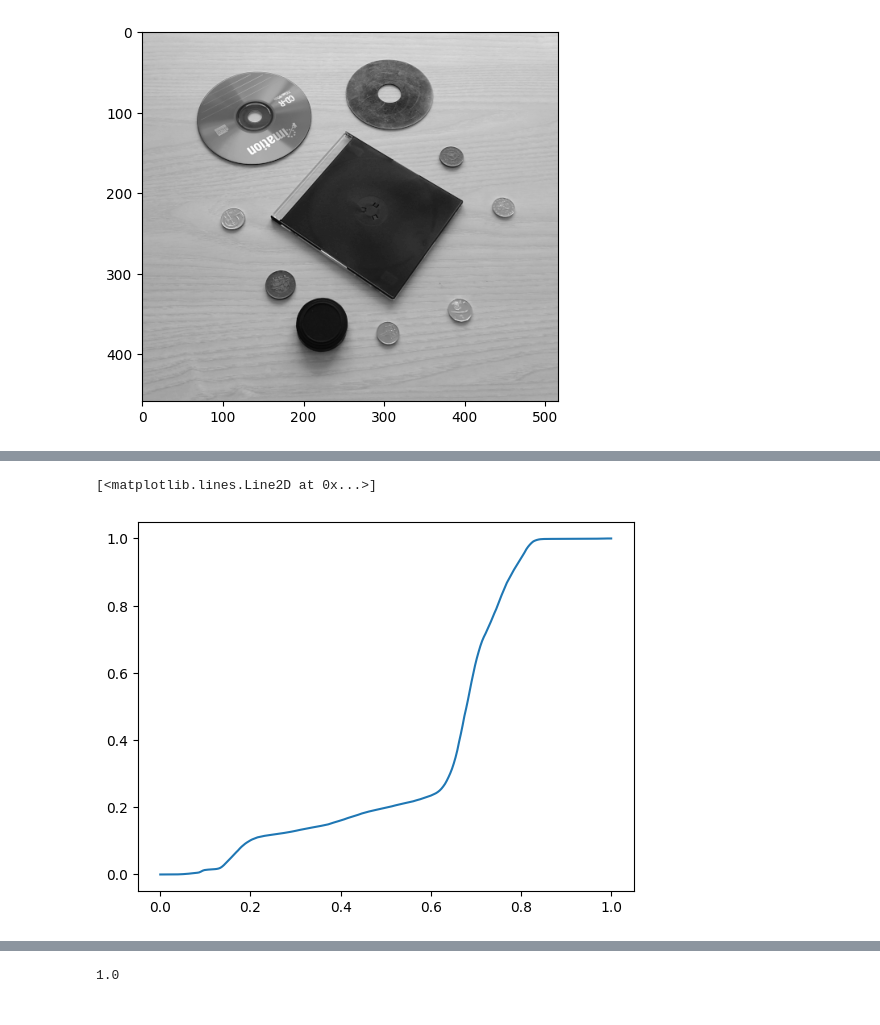
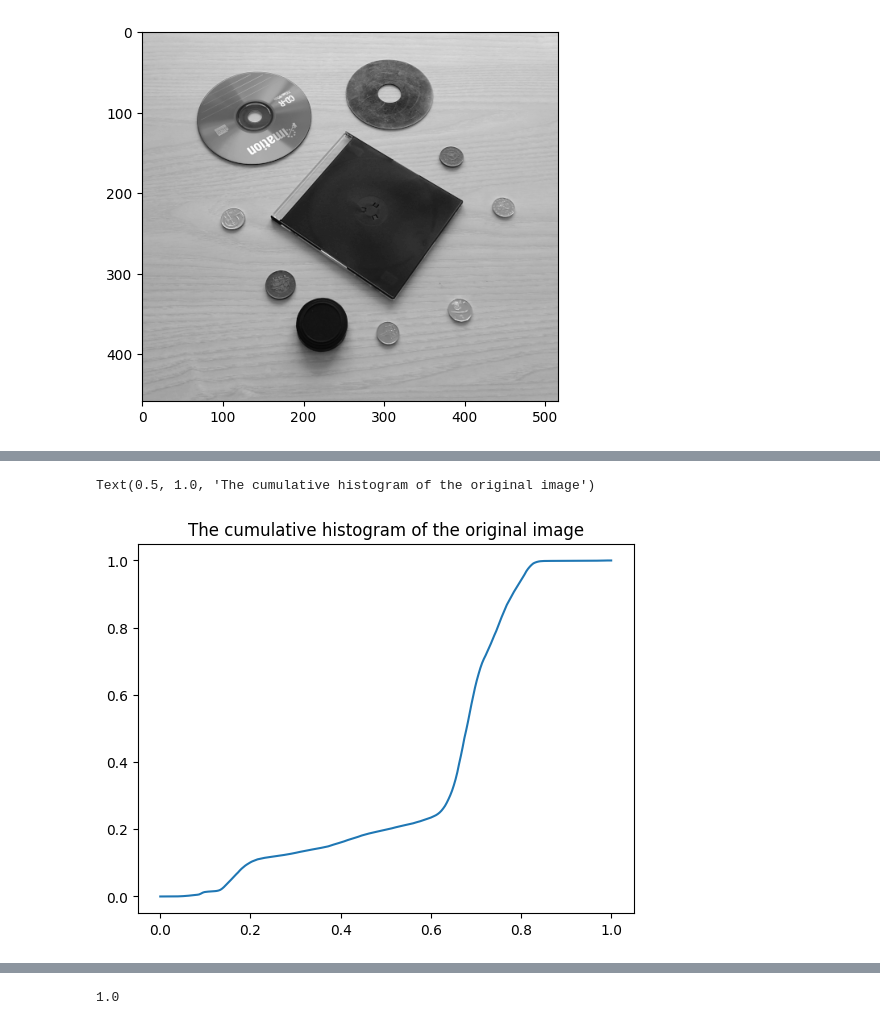
Before and after one commit to hgandras/3D-computer-vision-, a Jupyter notebook: hist_eq.ipynb, the cells around one changed output, grey strips where cells are left out. Drawn from its saved outputs; the diff is of its cells as text; code cells hidden in the pictures.

```diff
--- a/hist_eq.ipynb
+++ b/hist_eq.ipynb
@@ -64,6 +57,7 @@ plt.hist(np.linspace(0,1,num_bins),bins=num_bins,weights=original_histogram)
 # %%
 cum_hist=cumulative_histogram(original_histogram)
 plt.plot(np.linspace(0,1,len(cum_hist)),cum_hist)
+plt.title("The cumulative histogram of the original image")
 # %% [output]
-[<matplotlib.lines.Line2D at 0x...>]
+Text(0.5, 1.0, 'The cumulative histogram of the original image')
-[figure, old version]
+[figure, new version]
```
Also changed, not shown: parts of 8 cells of this notebook, 9 other files.
